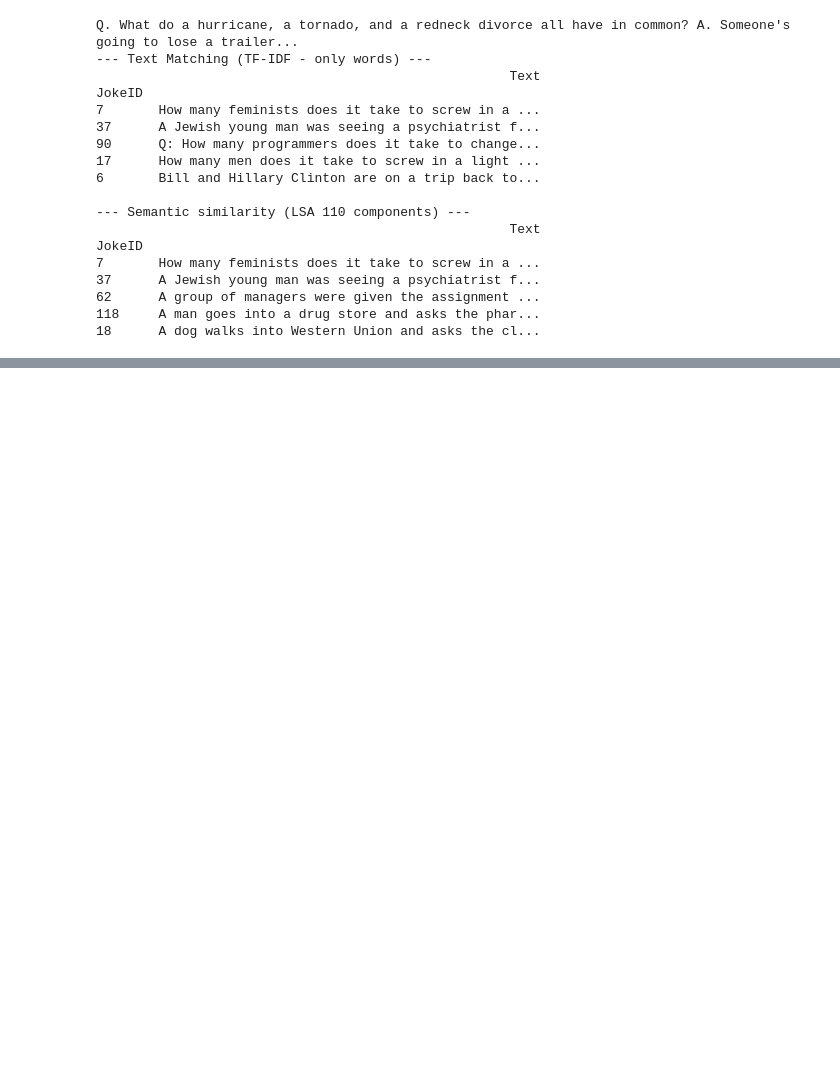
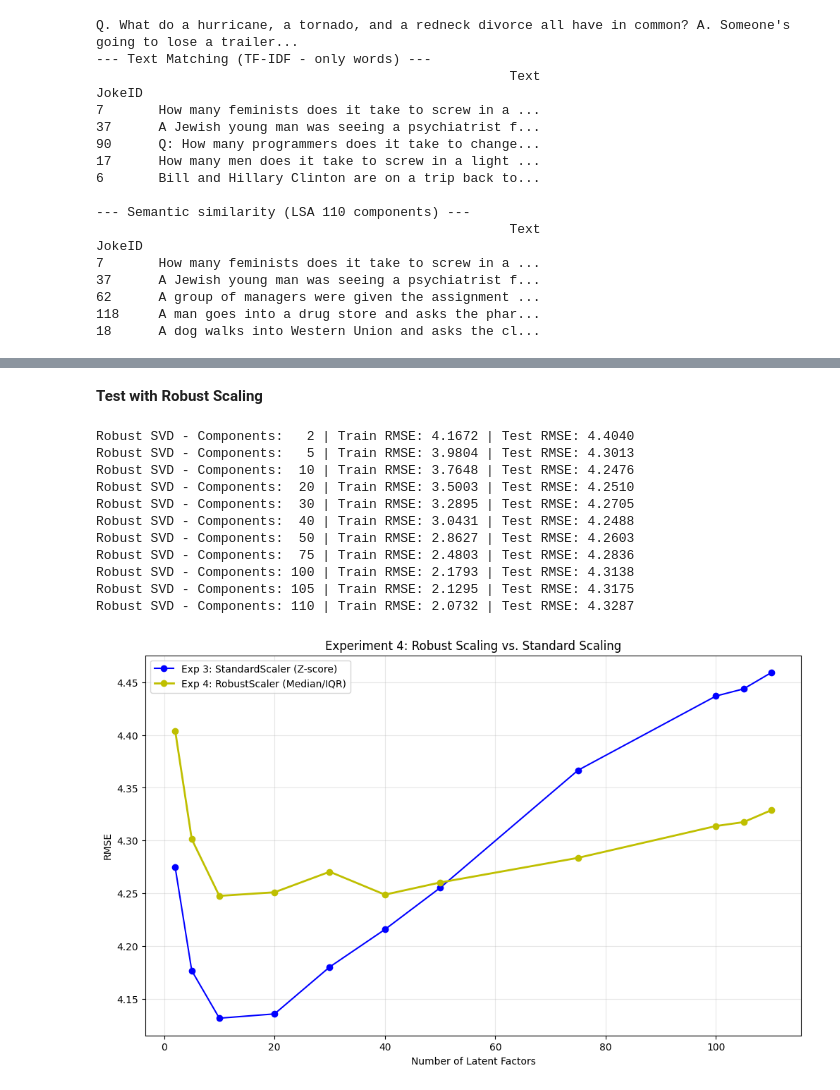
Before and after one commit to marto3344/Jokes-Recommender-System, a Jupyter notebook: notebooks/reccomendations.ipynb, the cells around one changed output, grey strips where cells are left out. Cells and saved outputs as stored; diff of their text form; code cells hidden in the pictures; blank space fills up the shorter version.

```diff
--- a/notebooks/reccomendations.ipynb
+++ b/notebooks/reccomendations.ipynb
@@ -193,0 +349,55 @@ Components: 110 | RMSE: 0.8721
+# %% [markdown]
+**Test with Robust Scaling**
+# %%
+def create_svd_pipeline_robust(n_components):
+    return Pipeline([
+        ('user_centering', FunctionTransformer(center_user_ratings)),
+        ('imputer', SimpleImputer(strategy='constant', fill_value=0, keep_empty_features=True)),
+        ('scaler', RobustScaler()),
+        ('svd', TruncatedSVD(n_components=n_components, random_state=42))
+    ])
+# %%
+train_rmse_robust = []
+test_rmse_robust = []
+
+for n in components_list:
+    pipe = create_svd_pipeline_robust(n)
+    user_features = pipe.fit_transform(train_ratings)
+    vt = pipe.named_steps['svd'].components_
+
+    predicted_scaled = np.dot(user_features, vt)
+
+    predicted_centered = pipe.named_steps['scaler'].inverse_transform(predicted_scaled)
+    predicted_final = predicted_centered + user_means
+
+    train_rmse = calculate_rmse_at_indices(predicted_final, ratings_raw, train_idx)
+    test_rmse = calculate_rmse_at_indices(predicted_final, ratings_raw, test_idx)
+
+    train_rmse_robust.append(train_rmse)
+    test_rmse_robust.append(test_rmse)
+
+    print(f"Robust SVD - Components: {n:3} | Train RMSE: {train_rmse:.4f} | Test RMSE: {test_rmse:.4f}")
+
+plt.figure(figsize=(12, 7))
+plt.plot(components_list, test_rmse_exp3, 'bo-', label='Exp 3: StandardScaler (Z-score)')
+plt.plot(components_list, test_rmse_robust, 'yo-', label='Exp 4: RobustScaler (Median/IQR)', linewidth=2)
+
+plt.title('Experiment 4: Robust Scaling vs. Standard Scaling')
+plt.xlabel('Number of Latent Factors')
+plt.ylabel('RMSE')
+plt.legend()
+plt.grid(True, alpha=0.3)
+plt.show()
+# %% [output]
+Robust SVD - Components:   2 | Train RMSE: 4.1672 | Test RMSE: 4.4040
+Robust SVD - Components:   5 | Train RMSE: 3.9804 | Test RMSE: 4.3013
+Robust SVD - Components:  10 | Train RMSE: 3.7648 | Test RMSE: 4.2476
+Robust SVD - Components:  20 | Train RMSE: 3.5003 | Test RMSE: 4.2510
+Robust SVD - Components:  30 | Train RMSE: 3.2895 | Test RMSE: 4.2705
+Robust SVD - Components:  40 | Train RMSE: 3.0431 | Test RMSE: 4.2488
+Robust SVD - Components:  50 | Train RMSE: 2.8627 | Test RMSE: 4.2603
+Robust SVD - Components:  75 | Train RMSE: 2.4803 | Test RMSE: 4.2836
+Robust SVD - Components: 100 | Train RMSE: 2.1793 | Test RMSE: 4.3138
+Robust SVD - Components: 105 | Train RMSE: 2.1295 | Test RMSE: 4.3175
+Robust SVD - Components: 110 | Train RMSE: 2.0732 | Test RMSE: 4.3287
+[figure, added]
```
Also changed, not shown: parts of 17 cells of this notebook, 4 other files.
